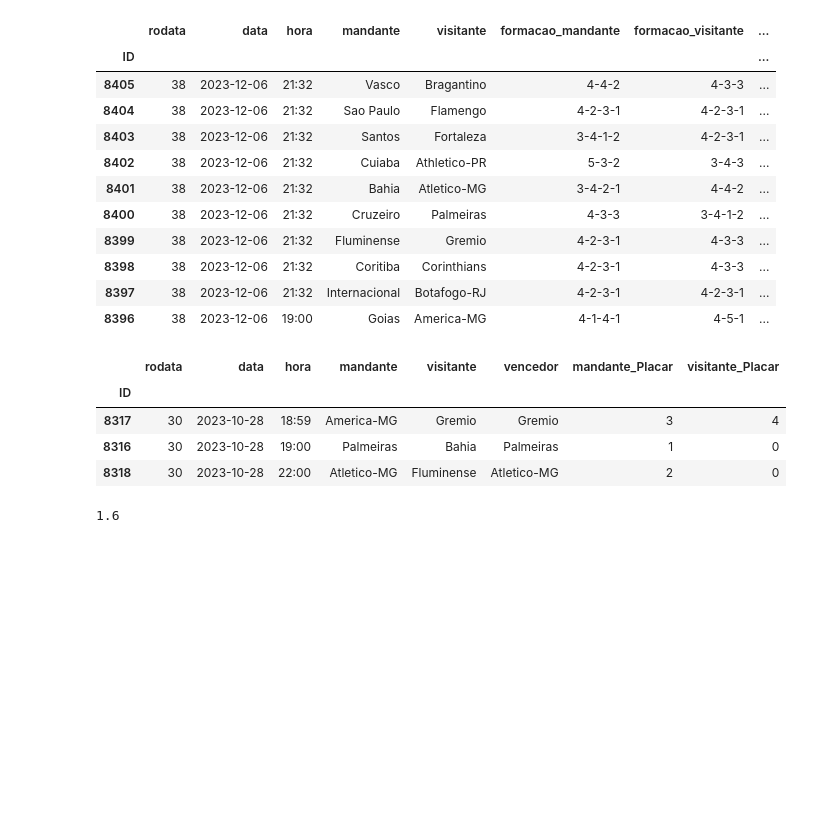
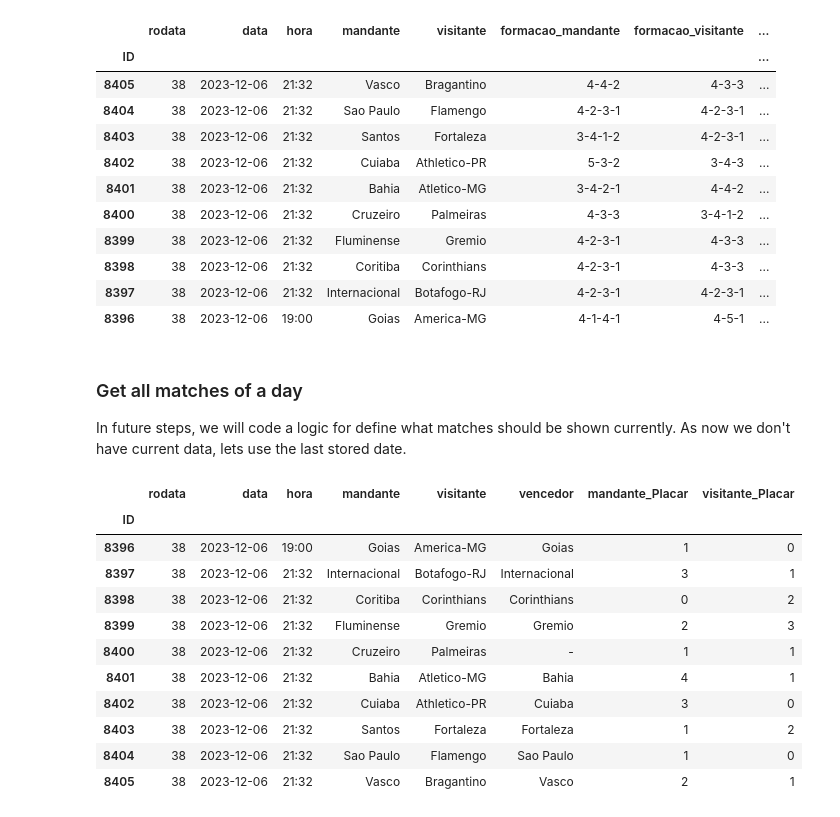
Before and after one commit to Eudi-Duarte/brasileirao-notebook, a Jupyter notebook: brasileirao.ipynb, the cells around one changed output. Cells and saved outputs as stored; diff of their text form; code cells hidden in the pictures; blank space fills up the shorter version.

```diff
--- a/braileirao.ipynb
+++ b/brasileirao.ipynb
@@ -151,16 +151,24 @@ class TeamHistory:
 ## Function that return all matches of a given date
 def get_matches(date=date.today()):
     return partidas.loc[partidas["data"] == date][["rodata", "data", "hora", "mandante", "visitante", "vencedor", "mandante_Placar", "visitante_Placar"]]
-# %%
-get_matches("2023-10-28")
-# %% [output]
-|  | rodata | data | hora | mandante | visitante | vencedor | mandante_Placar | visitante_Placar |
-| ID |  |  |  |  |  |  |  |  |
-| 8317 | 30 | 2023-10-28 | 18:59 | America-MG | Gremio | Gremio | 3 | 4 |
-| 8316 | 30 | 2023-10-28 | 19:00 | Palmeiras | Bahia | Palmeiras | 1 | 0 |
-| 8318 | 30 | 2023-10-28 | 22:00 | Atletico-MG | Fluminense | Atletico-MG | 2 | 0 |
-# %%
-america_mg = TeamHistory("Palmeiras", reference_date="2023-10-28")
-america_mg.avg_gols_as_host
-# %% [output]
-1.6
+# %% [markdown]
+### Get all matches of a day
+
+In future steps, we will code a logic for define what matches should be shown currently. As now we don't have current data, lets use the last stored date.
+# %%
+last_round = partidas["data"].max()
+brasileirao_matches = get_matches(last_round)
+brasileirao_matches
+# %% [output]
+|  | rodata | data | hora | mandante | visitante | vencedor | mandante_Placar | visitante_Placar |
+| ID |  |  |  |  |  |  |  |  |
+| 8396 | 38 | 2023-12-06 | 19:00 | Goias | America-MG | Goias | 1 | 0 |
+| 8397 | 38 | 2023-12-06 | 21:32 | Internacional | Botafogo-RJ | Internacional | 3 | 1 |
+| 8398 | 38 | 2023-12-06 | 21:32 | Coritiba | Corinthians | Corinthians | 0 | 2 |
+| 8399 | 38 | 2023-12-06 | 21:32 | Fluminense | Gremio | Gremio | 2 | 3 |
+| 8400 | 38 | 2023-12-06 | 21:32 | Cruzeiro | Palmeiras | - | 1 | 1 |
+| 8401 | 38 | 2023-12-06 | 21:32 | Bahia | Atletico-MG | Bahia | 4 | 1 |
+| 8402 | 38 | 2023-12-06 | 21:32 | Cuiaba | Athletico-PR | Cuiaba | 3 | 0 |
+| 8403 | 38 | 2023-12-06 | 21:32 | Santos | Fortaleza | Fortaleza | 1 | 2 |
+| 8404 | 38 | 2023-12-06 | 21:32 | Sao Paulo | Flamengo | Sao Paulo | 1 | 0 |
+| 8405 | 38 | 2023-12-06 | 21:32 | Vasco | Bragantino | Vasco | 2 | 1 |
```
Also changed, not shown: parts of 1 cell of this notebook, 5 other files.
